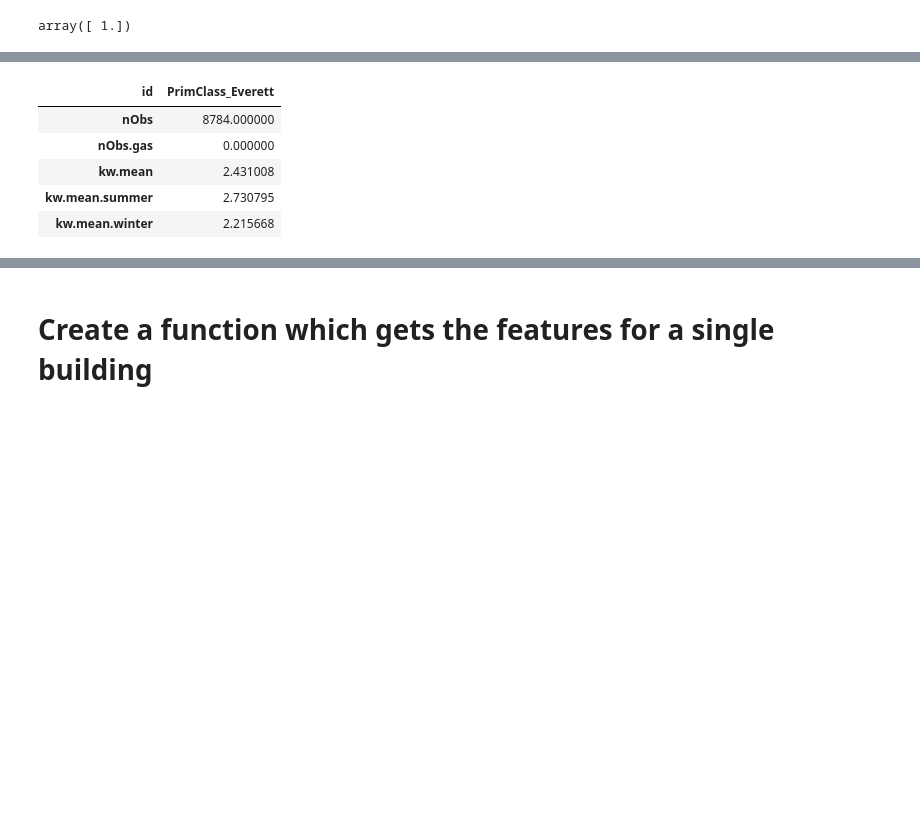
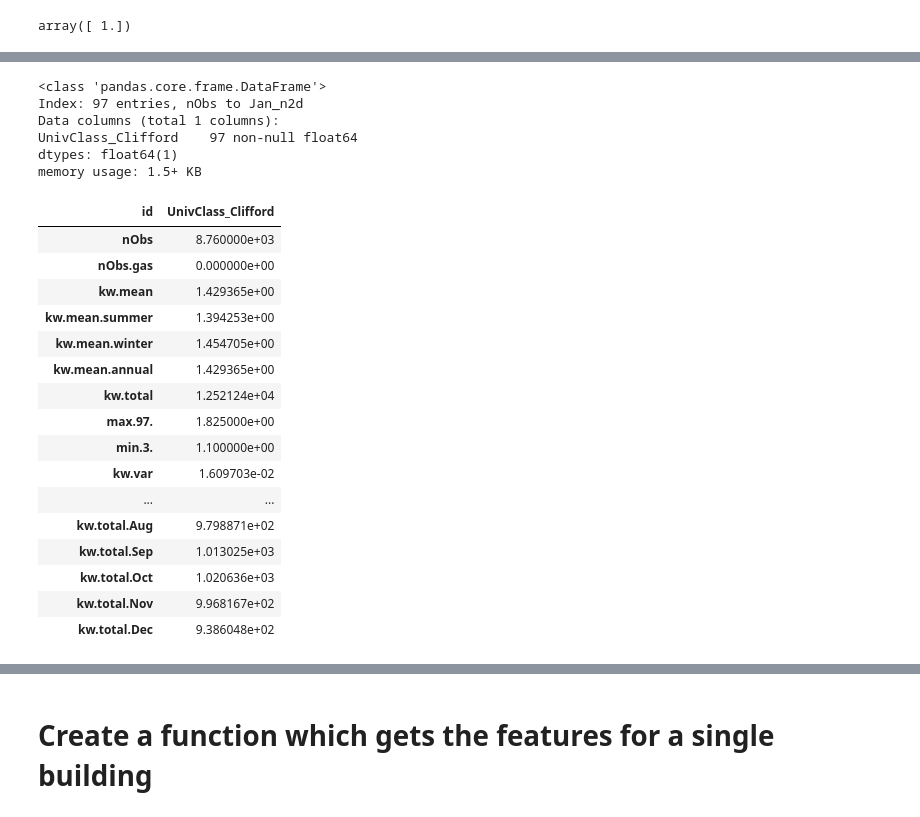
Before and after one commit to buds-lab/the-building-data-genome-project, a Jupyter notebook: notebooks/09_VISDOM Feature Creation.ipynb, the cells around one changed output, grey strips where cells are left out. Drawn from its saved outputs; the diff is of its cells as text; code cells hidden in the pictures; blank space fills up the shorter version.

```diff
--- a/notebooks/09_VISDOM Feature Creation.ipynb
+++ b/notebooks/09_VISDOM Feature Creation.ipynb
@@ -432,11 +393,31 @@ PrimClass_Everett    97 non-null float64
 dtypes: float64(1)
 memory usage: 1.5+ KB
+# %%
+features.info()
+# %% [output]
+<class 'pandas.core.frame.DataFrame'>
+Index: 97 entries, nObs to Jan_n2d
+Data columns (total 1 columns):
+UnivClass_Clifford    97 non-null float64
+dtypes: float64(1)
+memory usage: 1.5+ KB
 # %%
-features.head()
+features.head(49)
 # %% [output]
-| id | PrimClass_Everett |
-| nObs | 8784.000000 |
-| nObs.gas | 0.000000 |
-| kw.mean | 2.431008 |
-| kw.mean.summer | 2.730795 |
-| kw.mean.winter | 2.215668 |
+| id | UnivClass_Clifford |
+| nObs | 8.760000e+03 |
+| nObs.gas | 0.000000e+00 |
+| kw.mean | 1.429365e+00 |
+| kw.mean.summer | 1.394253e+00 |
+| kw.mean.winter | 1.454705e+00 |
+| kw.mean.annual | 1.429365e+00 |
+| kw.total | 1.252124e+04 |
+| max.97. | 1.825000e+00 |
+| min.3. | 1.100000e+00 |
+| kw.var | 1.609703e-02 |
+| ... | ... |
+| kw.total.Aug | 9.798871e+02 |
+| kw.total.Sep | 1.013025e+03 |
+| kw.total.Oct | 1.020636e+03 |
+| kw.total.Nov | 9.968167e+02 |
+| kw.total.Dec | 9.386048e+02 |
```
Also changed, not shown: parts of 83 cells of this notebook, 3 other files.
